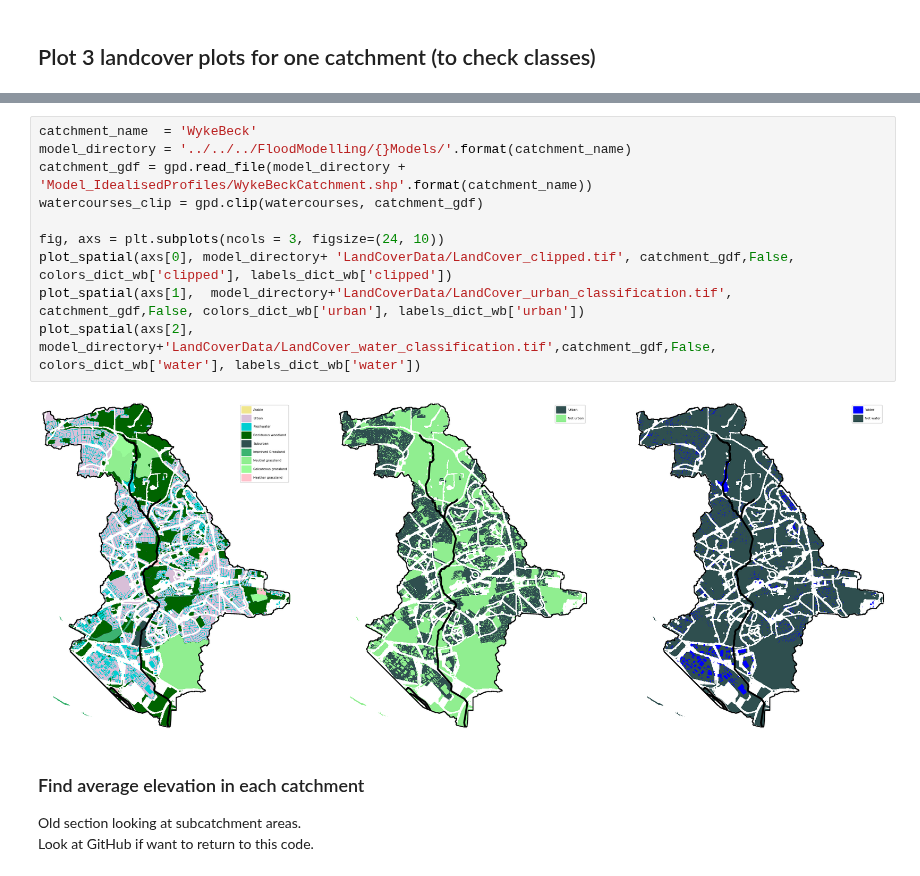
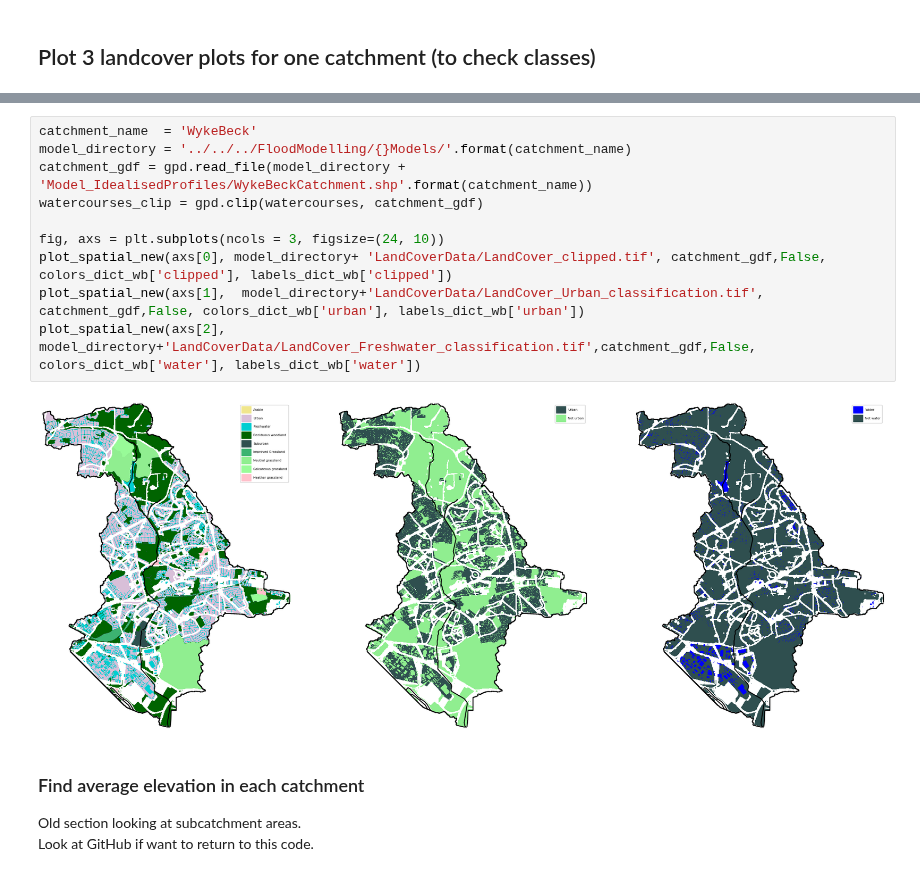
Before and after one commit to masher92/UKCP18, a Jupyter notebook: CatchmentAnalysis/ProcessLandCoverData/Plot_LandCover_and_TerrainData.ipynb, the cells around one changed output, grey strips where cells are left out. Saved outputs shown, nothing was run; the diff lists cells and outputs as text.

```diff
--- a/CatchmentAnalysis/ProcessLandCoverData/Plot_LandCover_and_TerrainData.ipynb
+++ b/CatchmentAnalysis/ProcessLandCoverData/Plot_LandCover_and_TerrainData.ipynb
@@ -142,15 +186,15 @@ plot_spatial(axs[2],  model_directory+'LandCoverData/LandCover_water_classificat
 # %%
 catchment_name  = 'WykeBeck'
 model_directory = '../../../FloodModelling/{}Models/'.format(catchment_name)
 catchment_gdf = gpd.read_file(model_directory + 'Model_IdealisedProfiles/WykeBeckCatchment.shp'.format(catchment_name))
 watercourses_clip = gpd.clip(watercourses, catchment_gdf)
 
 fig, axs = plt.subplots(ncols = 3, figsize=(24, 10))
-plot_spatial(axs[0], model_directory+ 'LandCoverData/LandCover_clipped.tif', catchment_gdf,False, colors_dict_wb['clipped'], labels_dict_wb['clipped'])
-plot_spatial(axs[1],  model_directory+'LandCoverData/LandCover_urban_classification.tif', catchment_gdf,False, colors_dict_wb['urban'], labels_dict_wb['urban'])
-plot_spatial(axs[2],  model_directory+'LandCoverData/LandCover_water_classification.tif',catchment_gdf,False,  colors_dict_wb['water'], labels_dict_wb['water'])
+plot_spatial_new(axs[0], model_directory+ 'LandCoverData/LandCover_clipped.tif', catchment_gdf,False, colors_dict_wb['clipped'], labels_dict_wb['clipped'])
+plot_spatial_new(axs[1],  model_directory+'LandCoverData/LandCover_Urban_classification.tif', catchment_gdf,False, colors_dict_wb['urban'], labels_dict_wb['urban'])
+plot_spatial_new(axs[2],  model_directory+'LandCoverData/LandCover_Freshwater_classification.tif',catchment_gdf,False,  colors_dict_wb['water'], labels_dict_wb['water'])
 # %% [output]
-[figure, old version]
+[figure, new version]
 # %% [markdown]
 ### Find average elevation in each catchment
 Old section looking at subcatchment areas.
```
Also changed, not shown: parts of 8 cells of this notebook, 2 other files.
